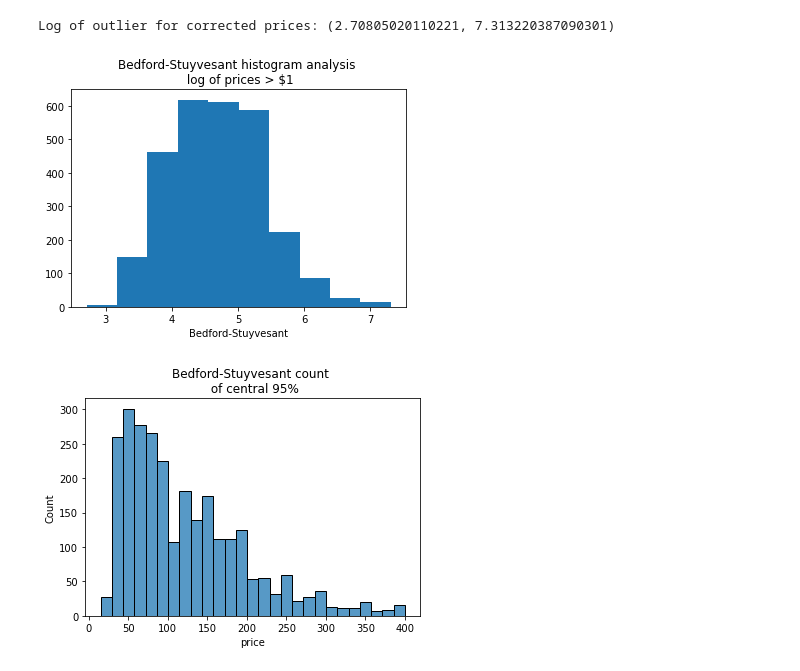
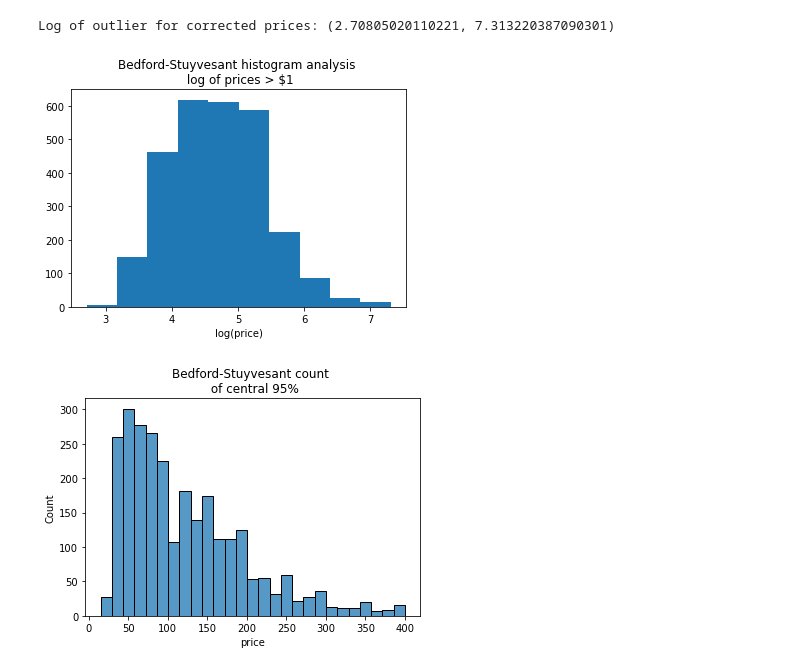
Before and after one commit to Naren1610/IST5520GrpProj, a Jupyter notebook: Milestone3_v3.ipynb, the cells around one changed output. Drawn from its saved outputs; the diff is of its cells as text; code cells hidden in the pictures.

```diff
--- a/Milestone3_v3.ipynb
+++ b/Milestone3_v3.ipynb
@@ -241,9 +241,9 @@ Log of outlier for corrected prices: (2.70805020110221, 7.313220387090301)
 # %%
 plt.hist(np.log(df2_s1_corrected.price))
 plt.title('Bedford-Stuyvesant histogram analysis \n log of prices > \$1')
-plt.xlabel('Bedford-Stuyvesant');
+plt.xlabel('log(price)');
 # %% [output]
-[figure, old version]
+[figure, new version]
 # %%
 def reject_outliers(data, m=2):
     return data[abs(data - np.mean(data)) < m * np.std(data)]
```
Also changed, not shown: parts of 52 cells of this notebook.
